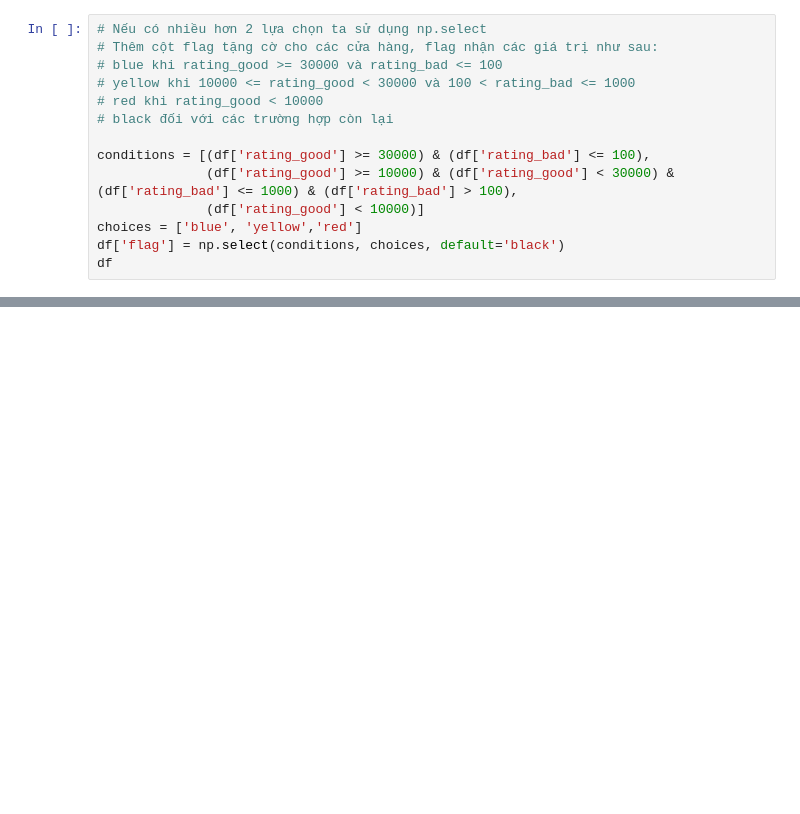
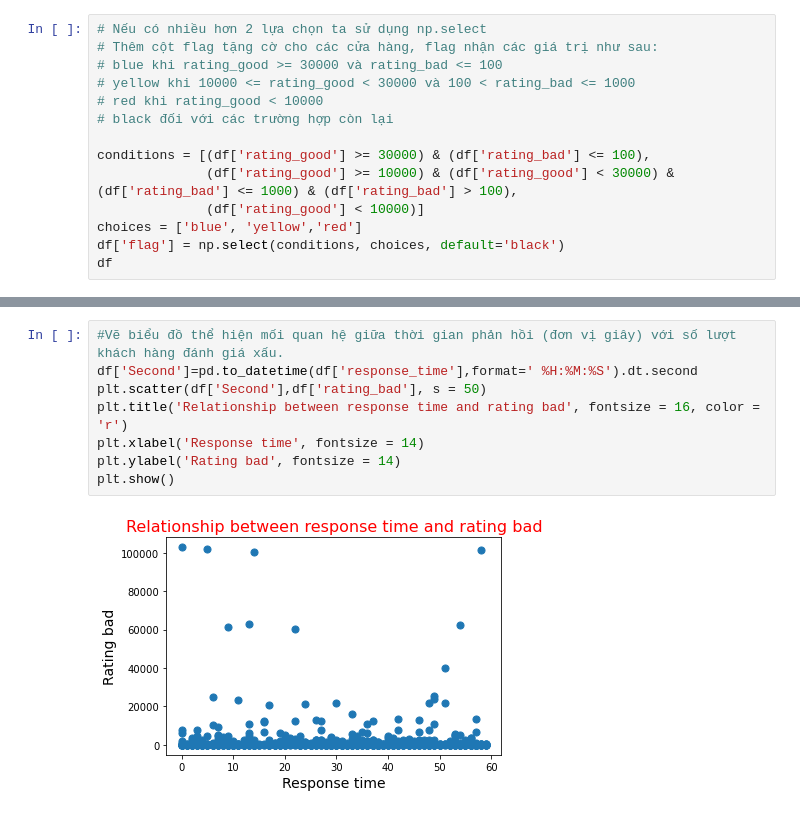
Before and after one commit to Trang27cl/testgit, a Jupyter notebook: shopeep_koreantop_clothing_shop_data.ipynb, the cells around one changed output, grey strips where cells are left out. Saved outputs shown, nothing was run; the diff lists cells and outputs as text; blank space fills up the shorter version.

```diff
--- a/shopeep_koreantop_clothing_shop_data.ipynb
+++ b/shopeep_koreantop_clothing_shop_data.ipynb
@@ -194,0 +178,10 @@ df
+# %%
+#Vẽ biểu đồ thể hiện mối quan hệ giữa thời gian phản hồi (đơn vị giây) với số lượt khách hàng đánh giá xấu.
+df['Second']=pd.to_datetime(df['response_time'],format=' %H:%M:%S').dt.second
+plt.scatter(df['Second'],df['rating_bad'], s = 50)
+plt.title('Relationship between response time and rating bad', fontsize = 16, color = 'r')
+plt.xlabel('Response time', fontsize = 14)
+plt.ylabel('Rating bad', fontsize = 14)
+plt.show()
+# %% [output]
+[figure, added]
```
Also changed, not shown: parts of 9 cells of this notebook.
